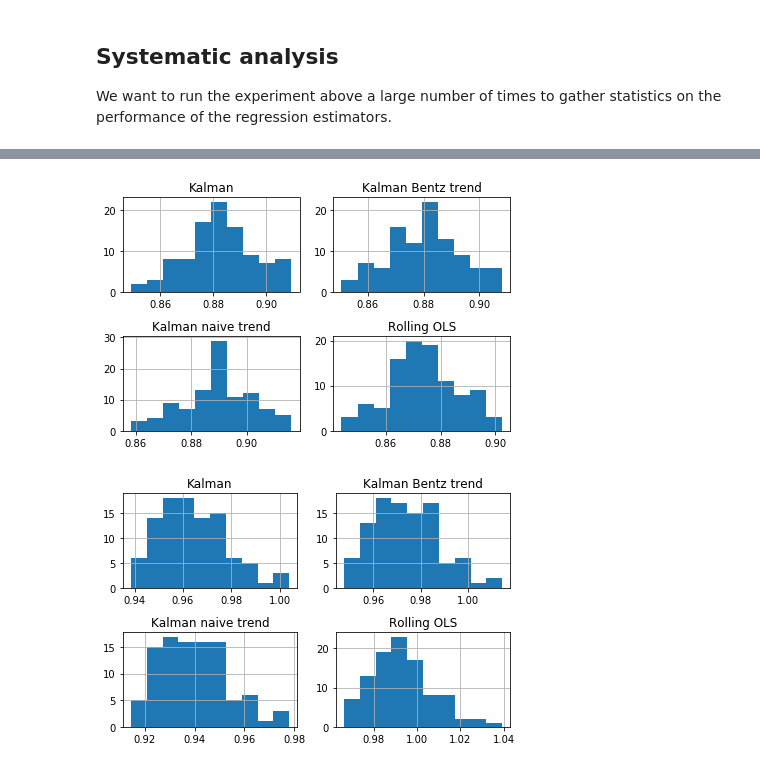
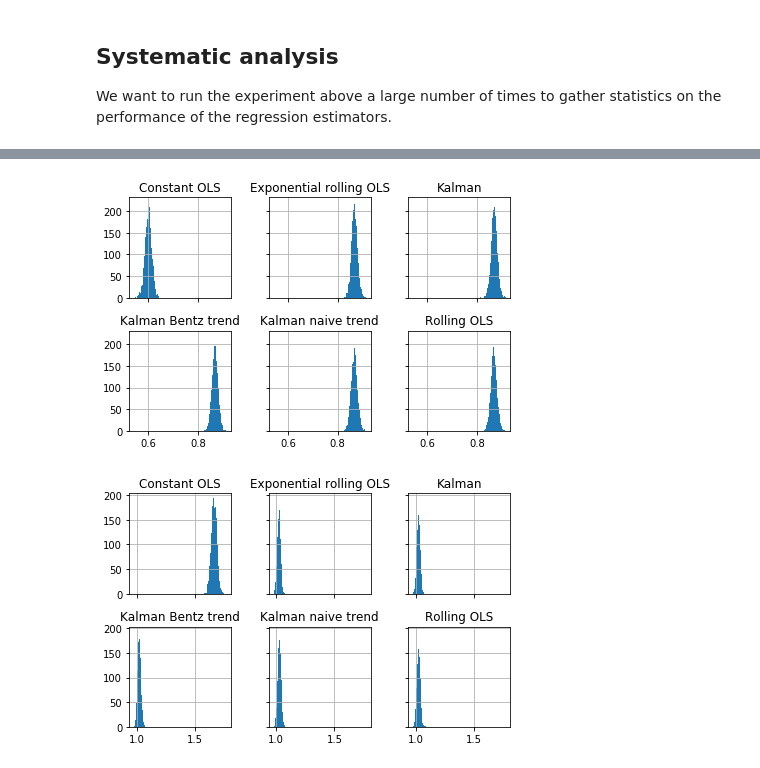
Before and after one commit to sam31415/time-dependent-estimation, a Jupyter notebook: Basic model Kalman.ipynb, the cells around one changed output, grey strips where cells are left out. Saved outputs shown, nothing was run; the diff lists cells and outputs as text; code cells hidden in the pictures.

```diff
--- a/Basic model Kalman.ipynb
+++ b/Basic model Kalman.ipynb
@@ -407,26 +456,36 @@ dtype: float64
 
 We want to run the experiment above a large number of times to gather statistics on the performance of the regression estimators.
 # %%
-def estimate_regression_performance(factors, returns, name, performance_record_mse, performance_record_wacc):
+def estimate_regression_performance(factors, returns, name, performance_record_mse,
+                                    performance_record_wacc):
     burn_period = 500
     if name == "Constant OLS":
-        start_time = 0
+        start_time = burn_period
         estimated_sensitivities = estimate_sensitivities_cr(factors, returns)
+        estimated_sensitivities = estimated_sensitivities.iloc[start_time:,:]
     elif name == "Rolling OLS":
-        start_time = 199
-        estimated_sensitivities = estimate_sensitivities_rr(factors, returns, 200)
+        start_time = burn_period
+        estimated_sensitivities = estimate_sensitivities_rr(factors, returns, rolling_ols_window)
+        estimated_sensitivities = estimated_sensitivities.iloc[burn_period - rolling_ols_window + 1:,:]
+    elif name == "Exponential rolling OLS":
+        start_time = burn_period
+        estimated_sensitivities = estimate_sensitivities_err(factors, returns,
+                                                             exp_rolling_ols_lambda)
+        estimated_sensitivities = estimated_sensitivities.iloc[start_time:,:]
     elif name == "Kalman":
         start_time = burn_period
-        estimated_sensitivities = estimate_sensitivities_kf(factors, returns, 1e-4)
+        estimated_sensitivities = estimate_sensitivities_kf(factors, returns, kalman_covariance_ratio)
         estimated_sensitivities = estimated_sensitivities.iloc[start_time:,:]
     elif name == "Kalman naive trend":
         start_time = burn_period
-        estimated_sensitivities_kf = estimate_sensitivities_kf(factors, returns, 1e-4)
-        estimated_sensitivities = estimate_sensitivities_ntc(estimated_sensitivities_kf, 0.5, 100)
+        estimated_sensitivities_kf = estimate_sensitivities_kf(factors, returns,
+                                                               kalman_covariance_ratio)
+        estimated_sensitivities = estimate_sensitivities_ntc(estimated_sensitivities_kf,
+                                                             nt_factor, nt_window)
         estimated_sensitivities = estimated_sensitivities.iloc[start_time:,:]
-    elif name == "Kalman Bentz trend":
+    elif name == "Kalman stoch trend":
         start_time = burn_period
-        estimated_sensitivities = estimate_sensitivities_brtkf(factors, returns, 1e-9)
+        estimated_sensitivities = estimate_sensitivities_brtkf(factors, returns, stkf_covariance_ratio)
         estimated_sensitivities = estimated_sensitivities.iloc[start_time:,:]
     else:
         print("Unknown name")
@@ -464,11 +523,13 @@ def get_performance_data(num_samples):
                                         performance_record_mse, performance_record_wacc)
         estimate_regression_performance(factors, returns, "Rolling OLS",
                                         performance_record_mse, performance_record_wacc)
+        estimate_regression_performance(factors, returns, "Exponential rolling OLS",
+                                        performance_record_mse, performance_record_wacc)
         estimate_regression_performance(factors, returns, "Kalman",
                                         performance_record_mse, performance_record_wacc)
         estimate_regression_performance(factors, returns, "Kalman naive trend",
                                         performance_record_mse, performance_record_wacc)
-        estimate_regression_performance(factors, returns, "Kalman Bentz trend",
+        estimate_regression_performance(factors, returns, "Kalman stoch trend",
                                         performance_record_mse, performance_record_wacc)
 
         list_performance_record_mse.append(performance_record_mse.copy())
@@ -478,7 +539,7 @@ def get_performance_data(num_samples):
 
     return pd.DataFrame(list_performance_record_mse), pd.DataFrame(list_performance_record_wacc)
 # %%
-num_samples = 100
+num_samples = 2900
 performance_record_mse_new, performance_record_wacc_new = get_performance_data(num_samples)
 # %% [output]
 0
@@ -501,3 +562,9 @@ performance_record_mse_new, performance_record_wacc_new = get_performance_data(n
+# %%
+performance_record_mse_rec = pd.concat([performance_record_mse, performance_record_mse_new], axis=0, ignore_index=True)
+performance_record_wacc_rec = pd.concat([performance_record_wacc, performance_record_wacc_new], axis=0, ignore_index=True)
+# %%
+performance_record_mse = performance_record_mse_rec
+performance_record_wacc = performance_record_wacc_rec
 # %%
 performance_record_mse.describe()
 # %% [output]
@@ -551,11 +621,11 @@ Rolling OLS             0.000000
 dtype: float64
 # %%
-performance_record_wacc.iloc[:,1:].hist(layout=(2, 2))
+performance_record_wacc.hist(layout=(2, 3), bins=50, sharex=True, sharey=True)
 plt.tight_layout()
 # %% [output]
-[figure, old version]
+[figure, new version]
 # %%
-performance_record_mse.iloc[:,1:].hist(layout=(2, 2))
+performance_record_mse.hist(layout=(2, 3), bins=50, sharex=True, sharey=True)
 plt.tight_layout()
 # %% [output]
-[figure, old version]
+[figure, new version]
```
Also changed, not shown: parts of 43 cells of this notebook.
